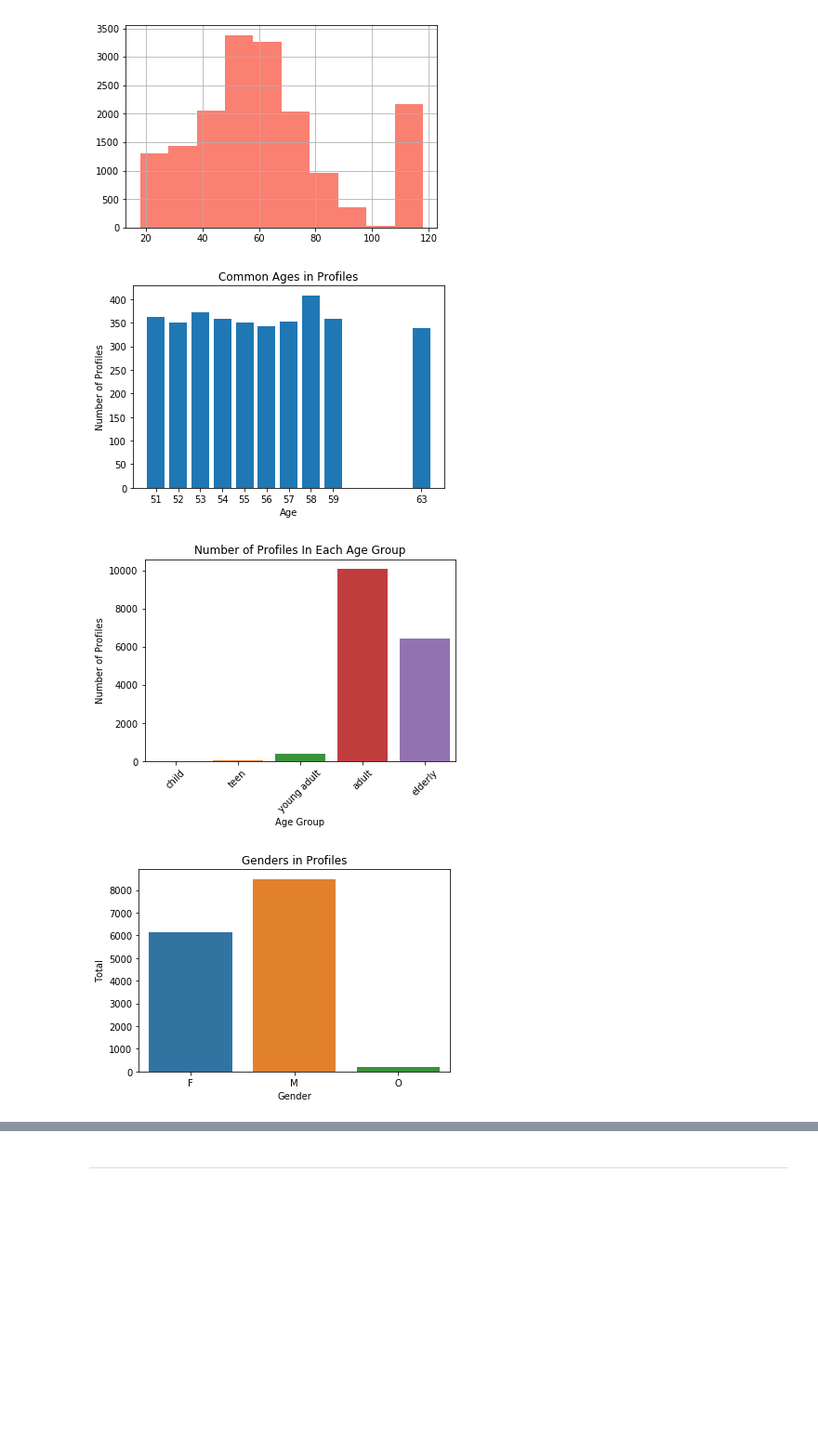
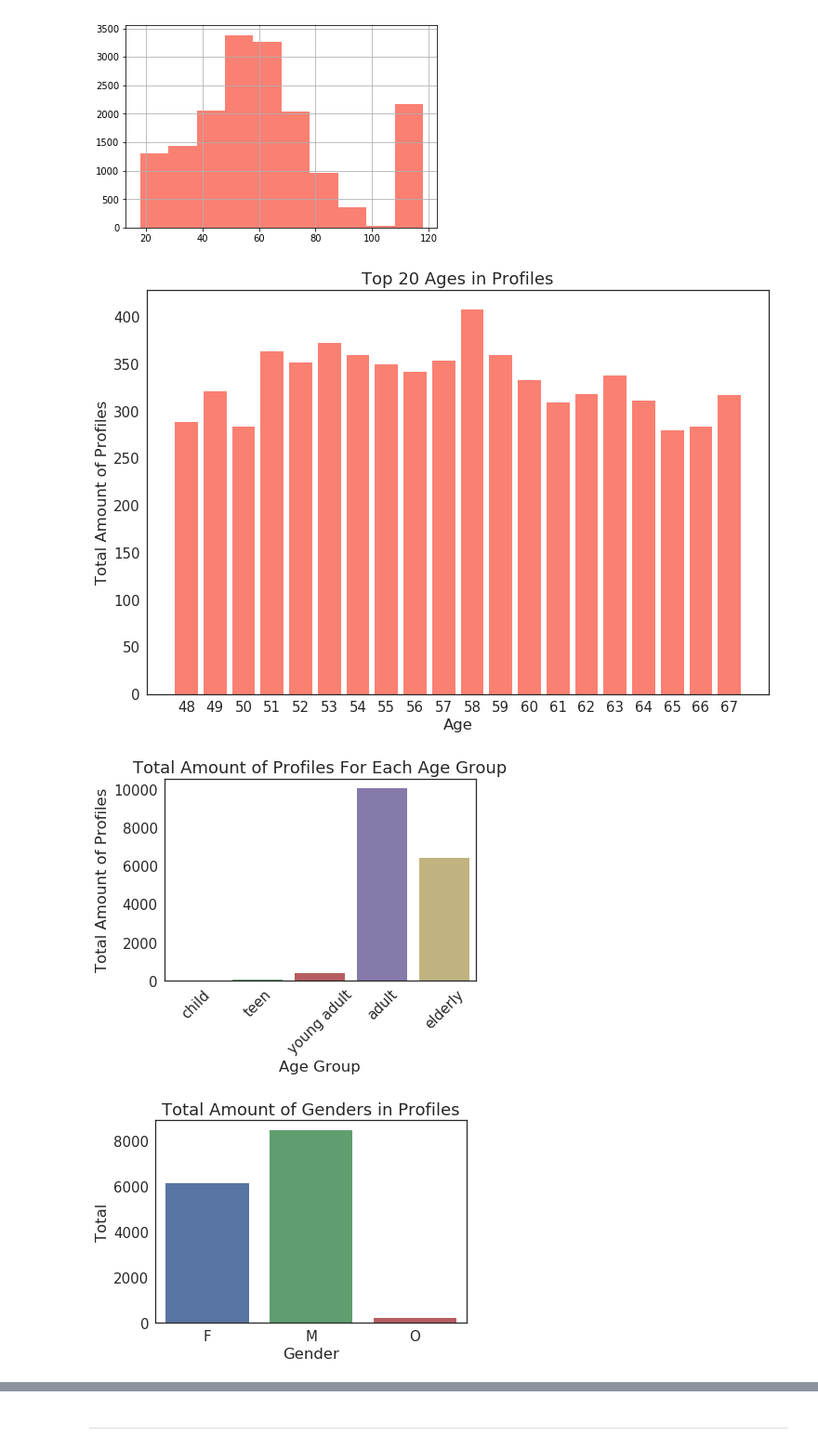
Before and after one commit to HunterKane/Starbucks-Reward-App-, a Jupyter notebook: Starbucks_Capstone_notebook-2.ipynb, the cells around one changed output, grey strips where cells are left out. Shown at 93% size. Cells and saved outputs as stored; diff of their text form; code cells hidden in the pictures; blank space fills up the shorter version.

```diff
--- a/Starbucks_Capstone_notebook-2.ipynb
+++ b/Starbucks_Capstone_notebook-2.ipynb
@@ -595,32 +595,33 @@ profile.age.hist(color = 'salmon');
 profile['age_groups'] = pd.cut(profile.age, bins=[0, 12, 18, 21, 64, 200],
                                labels=['child', 'teen', 'young adult', 'adult', 'elderly'])
 # %%
-# 118 is an outlier, so it is not included
-top10_ages = profile['age'].value_counts()[1:].head(10).reset_index()
-plt.bar(top10_ages['index'], top10_ages['age'])
-plt.title('Common Ages in Profiles')
-plt.ylabel('Number of Profiles')
+# Age 118 is not included
+plt.figure(figsize=(12,8))
+top20_ages = profile['age'].value_counts()[1:].head(20).reset_index()
+plt.bar(top20_ages['index'], top20_ages['age'],color = 'salmon')
+plt.title('Top 20 Ages in Profiles')
+plt.ylabel('Total Amount of Profiles')
 plt.xlabel('Age')
-plt.xticks(top10_ages['index'], rotation = 0)
+plt.xticks(top20_ages['index'], rotation = 0)
 plt.show();
 
 sns.countplot(x='age_groups', data=profile)
-plt.title('Number of Profiles In Each Age Group')
-plt.ylabel('Number of Profiles')
+plt.title('Total Amount of Profiles For Each Age Group')
+plt.ylabel('Total Amount of Profiles')
 plt.xlabel('Age Group')
 plt.xticks(rotation = 45)
 plt.show();
 
 sns.countplot(profile['gender'])
-plt.title('Genders in Profiles')
+plt.title('Total Amount of Genders in Profiles')
 plt.ylabel('Total')
 plt.xlabel('Gender')
 plt.xticks(rotation = 0)
 plt.show();
 # %% [output]
-[figure, old version]
+[figure, new version]
-[figure, old version]
+[figure, new version]
-[figure, old version]
+[figure, new version]
 # %%
 def get_customer_age_group(profile_id):
     age_group = profile[profile['id'] == profile_id]['age_groups'].values[0]
```
Also changed, not shown: parts of 12 cells of this notebook.
